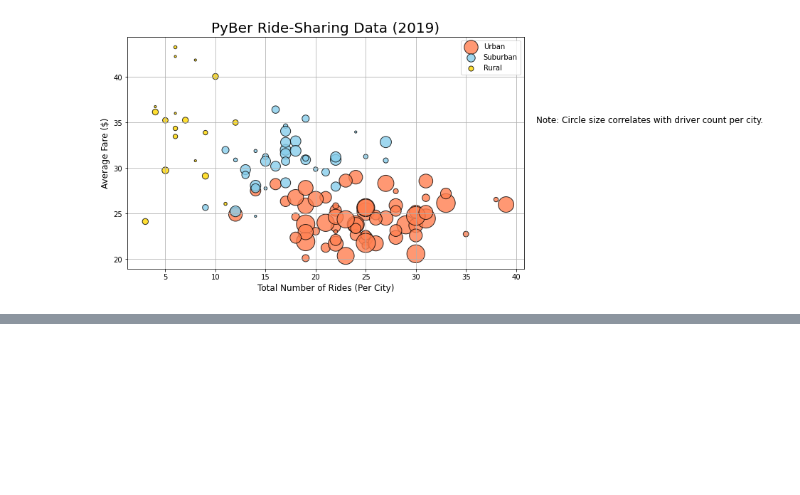
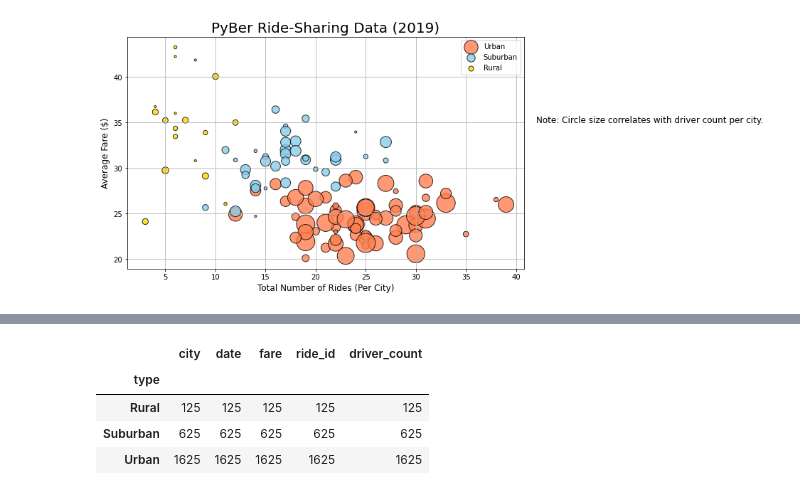
Before and after one commit to JuliaBehling/PyBear_Analysis, a Jupyter notebook: PyBer.ipynb, the cells around one changed output, grey strips where cells are left out. Cells and saved outputs as stored; diff of their text form; code cells hidden in the pictures; blank space fills up the shorter version.

```diff
--- a/PyBer.ipynb
+++ b/PyBer.ipynb
@@ -551,0 +552,8 @@ plt.show()
+# %%
+pyber_data_df.groupby(["type"]).count()
+# %% [output]
+|  | city | date | fare | ride_id | driver_count |
+| type |  |  |  |  |  |
+| Rural | 125 | 125 | 125 | 125 | 125 |
+| Suburban | 625 | 625 | 625 | 625 | 625 |
+| Urban | 1625 | 1625 | 1625 | 1625 | 1625 |
```
Also changed, not shown: parts of 44 cells of this notebook.
